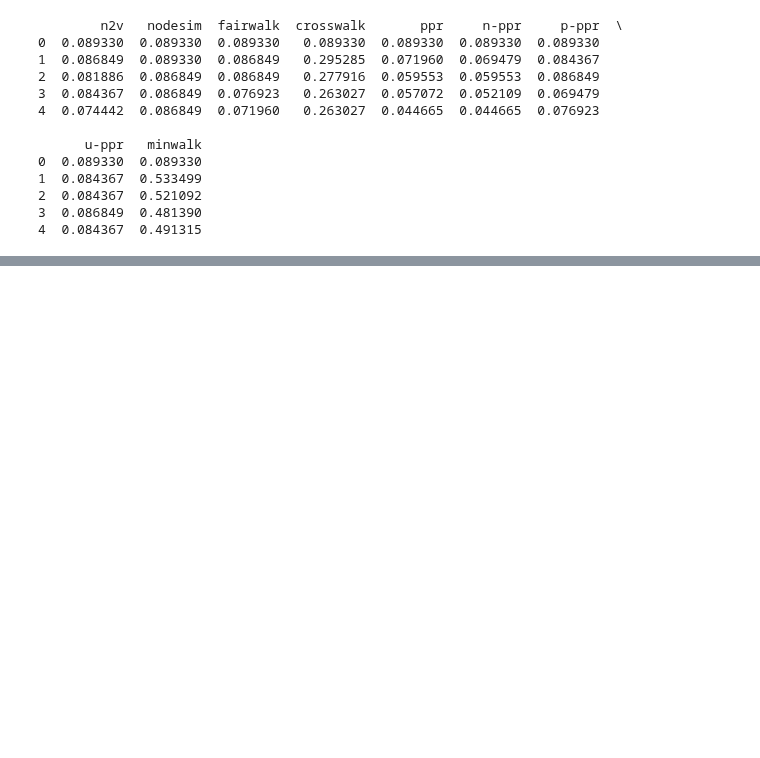
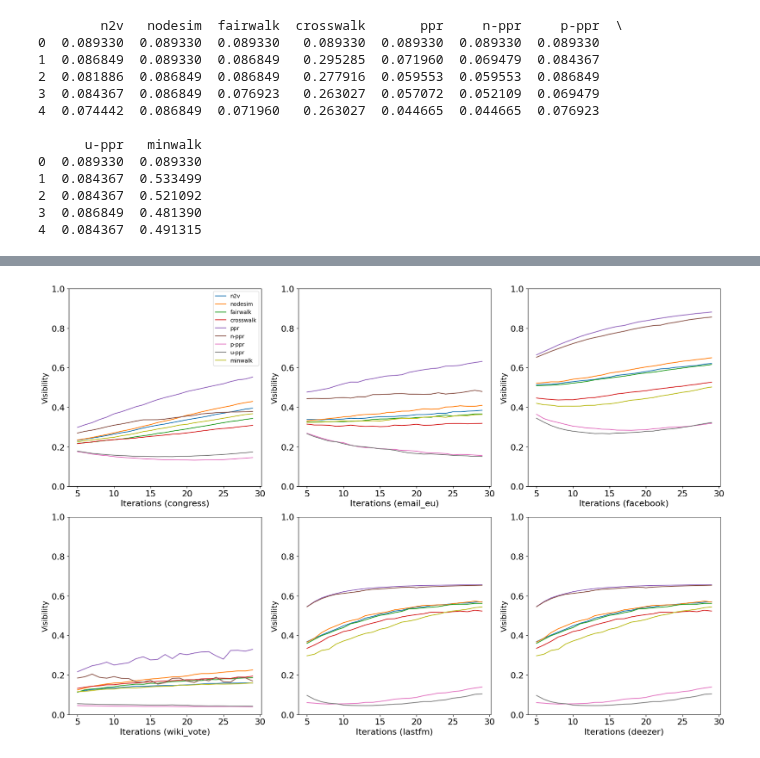
Before and after one commit to jasonTheDev/link-rec-evolution, a Jupyter notebook: data/charts01.ipynb, the cells around one changed output, grey strips where cells are left out. Drawn from its saved outputs; the diff is of its cells as text; code cells hidden in the pictures; blank space fills up the shorter version.

```diff
--- a/data/charts01.ipynb
+++ b/data/charts01.ipynb
@@ -120,0 +195,10 @@ plt.show()
+# %%
+congress_15_clu = combine_and_clean(directory_path='15percent', prefix = 'congress', suffix = '.clu')
+email_eu_15_clu = combine_and_clean(directory_path='15percent', prefix = 'email_eu', suffix = '.clu')
+facebook_15_clu = combine_and_clean(directory_path='15percent', prefix = 'facebook', suffix = '.clu')
+wiki_vote_15_clu = combine_and_clean(directory_path='15percent', prefix = 'wiki_vote', suffix = '.clu')
+lastfm_15_clu = combine_and_clean(directory_path='15percent', prefix = 'lastfm', suffix = '.clu')
+deezer_15_clu = combine_and_clean(directory_path='15percent', prefix = 'lastfm', suffix = '.clu')
+# deezer_15_vis = combine_and_clean(directory_path='15percent', prefix = 'deezer', suffix = '.vis')
+
+print(facebook_15_vis.head())
@@ -120,0 +219,52 @@ plt.show()
+# %%
+import matplotlib.pyplot as plt
+
+# Assuming you have six dataframes: congress_15_vis, email_eu_15_vis, facebook_15_vis,
+# wiki_vote_15_vis, lastfm_15_vis, deezer_15_vis
+
+dataframes = [congress_15_clu, email_eu_15_clu, facebook_15_clu,
+              wiki_vote_15_clu, lastfm_15_clu, deezer_15_clu]
+
+
+
+# Dataset names in order
+dataset_names = ['congress', 'email_eu', 'facebook', 'wiki_vote', 'lastfm', 'deezer']
+
+# Create a 2x3 grid of subplots
+fig, axes = plt.subplots(2, 3, figsize=(18, 12))
+
+# Plot each dataframe on a separate subplot
+for i, df in enumerate(dataframes):
+    row = i // 3
+    col = i % 3
+
+    for column in df.columns:
+        axes[row, col].plot(df.index[5:], df[column][5:], label=column)
+
+    # Set custom x-axis label with dataset name in parentheses
+    axes[row, col].set_xlabel(f'Iterations ({dataset_names[i]})', fontsize=16)
+    axes[row, col].set_ylabel('Visibility', fontsize=14)
+
+    # Show legend only in the first chart
+    if i == 0:
+        axes[row, col].legend(loc='upper right')  # Place the legend inside the first chart
+
+    # Remove titles for all charts
+    axes[row, col].set_title('')
+
+    # Increase font size of tick labels on x and y axes
+    axes[row, col].tick_params(axis='both', labelsize=16)
+
+    # Set y-axis limits to [0, 1.0]
+    axes[row, col].set_ylim([0, 1.0])
+
+# Adjust spacing between subplots
+plt.tight_layout()
+
+# Save the figure as a PDF
+plt.savefig('clu_15.pdf', format='pdf')
+
+# Show the plots
+plt.show()
+# %% [output]
+[figure, added]
```
Also changed, not shown: parts of 5 cells of this notebook.
